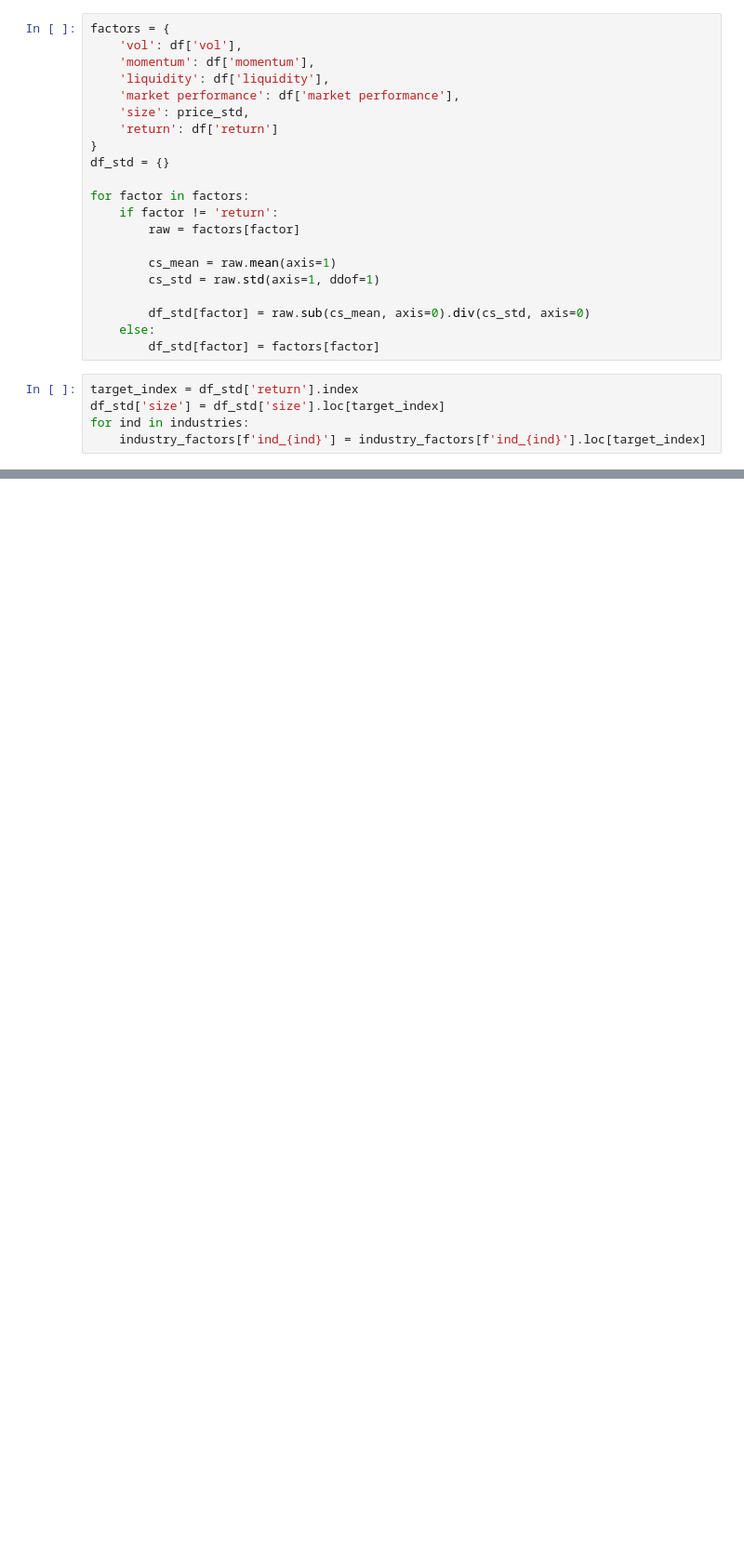
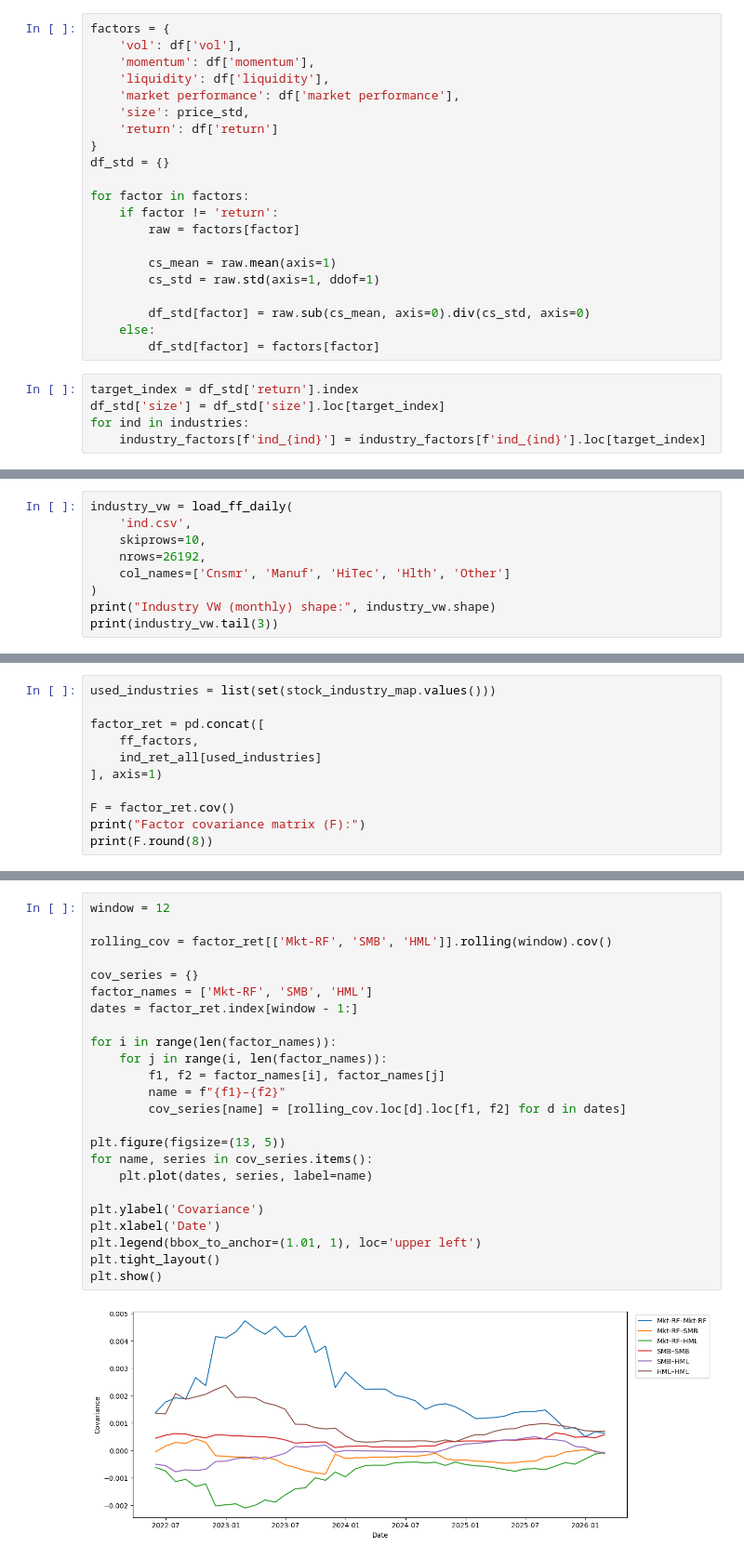
Before and after one commit to siifmelbourne/Barra_Risk_Model, a Jupyter notebook: it_1.ipynb, the cells around one changed output, grey strips where cells are left out. Shown at 93% size. Cells and saved outputs as stored; diff of their text form; blank space fills up the shorter version.

```diff
--- a/it_1.ipynb
+++ b/it_1.ipynb
@@ -422,0 +417,9 @@ plt.show()
+# %%
+industry_vw = load_ff_daily(
+    'ind.csv',
+    skiprows=10,
+    nrows=26192,
+    col_names=['Cnsmr', 'Manuf', 'HiTec', 'Hlth', 'Other']
+)
+print("Industry VW (monthly) shape:", industry_vw.shape)
+print(industry_vw.tail(3))
@@ -422,0 +502,11 @@ plt.show()
+# %%
+used_industries = list(set(stock_industry_map.values()))
+
+factor_ret = pd.concat([
+    ff_factors,
+    ind_ret_all[used_industries]
+], axis=1)
+
+F = factor_ret.cov()
+print("Factor covariance matrix (F):")
+print(F.round(8))
@@ -422,0 +593,26 @@ plt.show()
+# %%
+window = 12
+
+rolling_cov = factor_ret[['Mkt-RF', 'SMB', 'HML']].rolling(window).cov()
+
+cov_series = {}
+factor_names = ['Mkt-RF', 'SMB', 'HML']
+dates = factor_ret.index[window - 1:]
+
+for i in range(len(factor_names)):
+    for j in range(i, len(factor_names)):
+        f1, f2 = factor_names[i], factor_names[j]
+        name = f"{f1}–{f2}"
+        cov_series[name] = [rolling_cov.loc[d].loc[f1, f2] for d in dates]
+
+plt.figure(figsize=(13, 5))
+for name, series in cov_series.items():
+    plt.plot(dates, series, label=name)
+
+plt.ylabel('Covariance')
+plt.xlabel('Date')
+plt.legend(bbox_to_anchor=(1.01, 1), loc='upper left')
+plt.tight_layout()
+plt.show()
+# %% [output]
+[figure, added]
```
Also changed, not shown: parts of 16 cells of this notebook, 2 other files.
